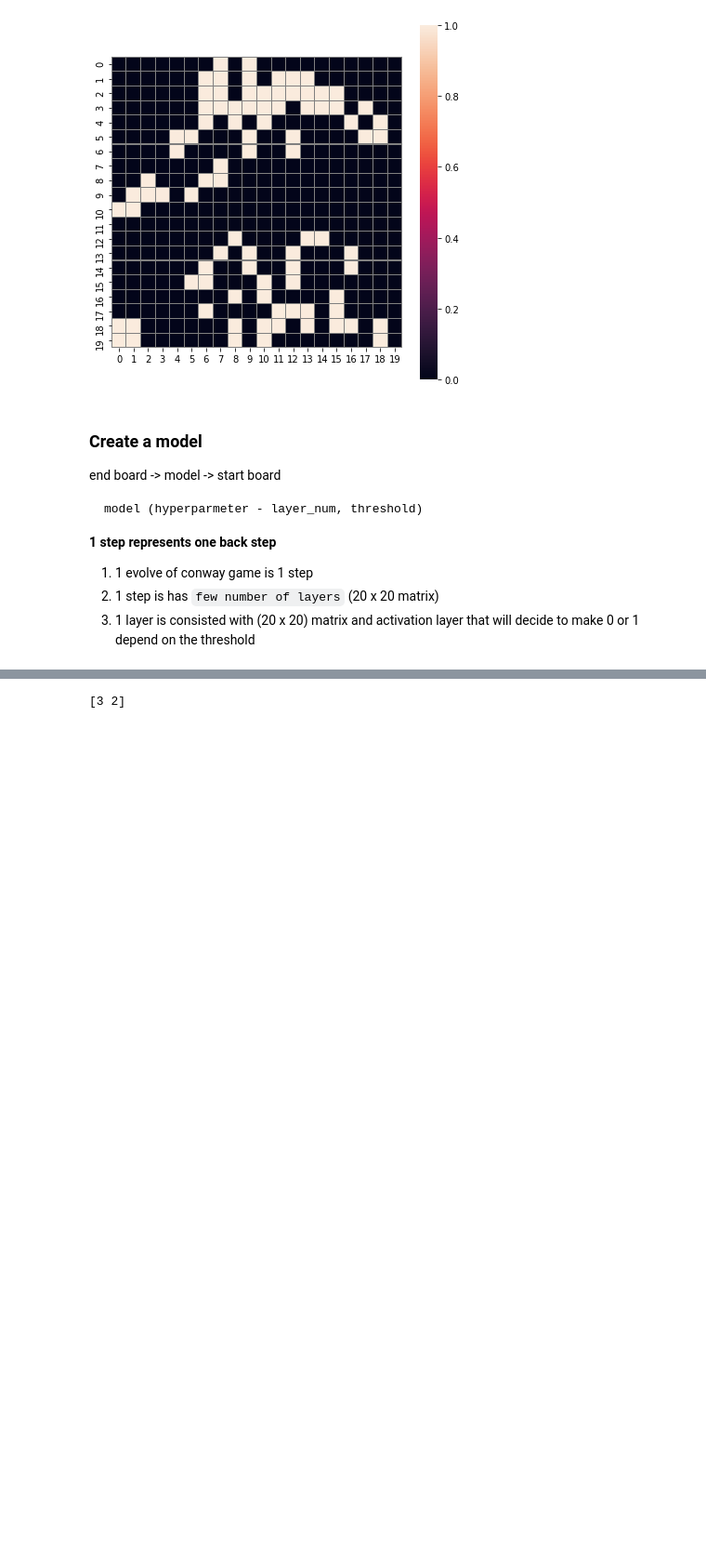
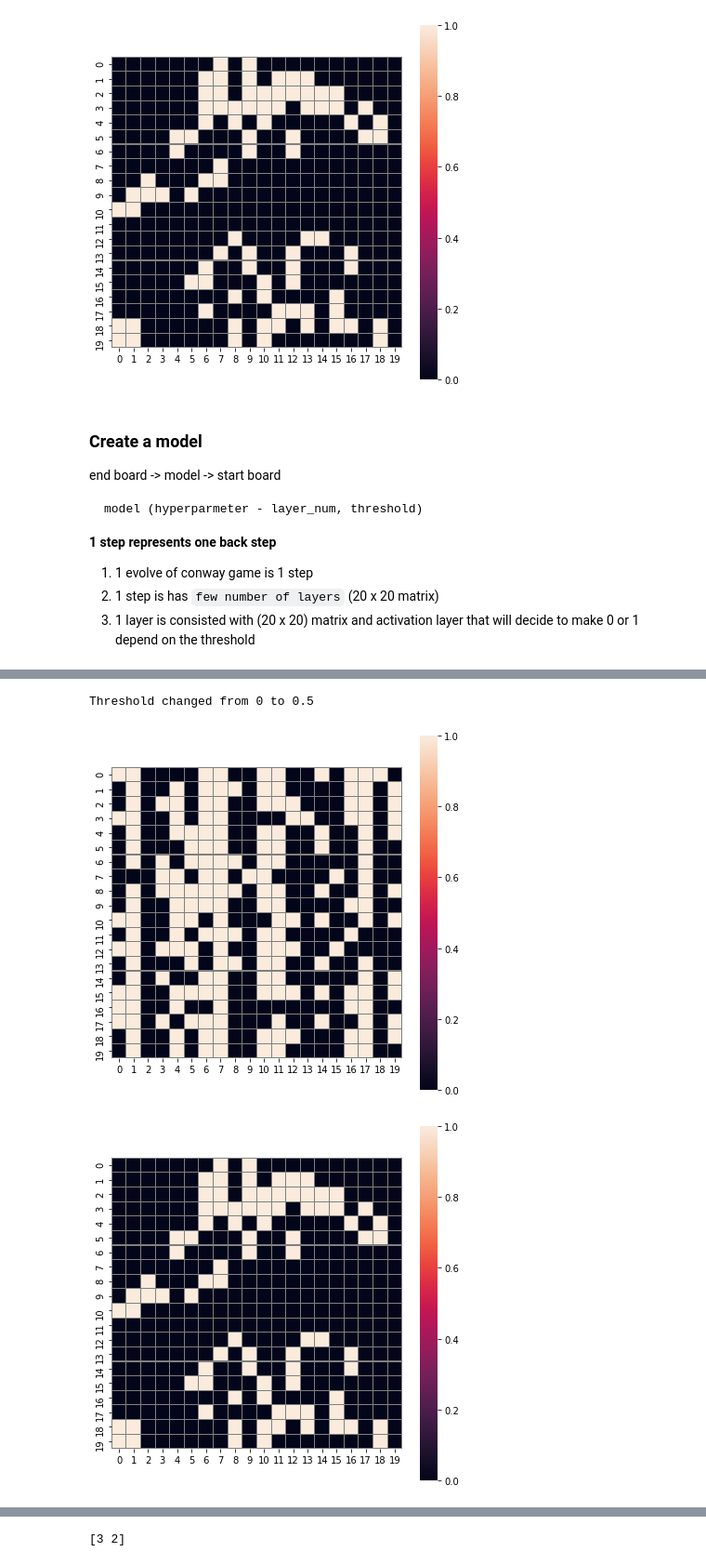
Before and after one commit to rquerino/Reverse-Game-of-Life, a Jupyter notebook: reverse_game_of_life.ipynb, the cells around one changed output, grey strips where cells are left out. Shown at 93% size. Drawn from its saved outputs; the diff is of its cells as text; code cells hidden in the pictures; blank space fills up the shorter version.

```diff
--- a/reverse_game_of_life.ipynb
+++ b/reverse_game_of_life.ipynb
@@ -506,0 +577,12 @@ IndexError: ignored
+# %%
+l.change_threshold(0.5)
+# %% [output]
+Threshold changed from 0 to 0.5
+# %%
+# Test is the multi layer is working
+result = l(train_set[5]["start"])
+visualize_board(result)
+visualize_board(train_set[5]["end"])
+# %% [output]
+[figure, added]
+[figure, added]
```
Also changed, not shown: parts of 16 cells of this notebook.
